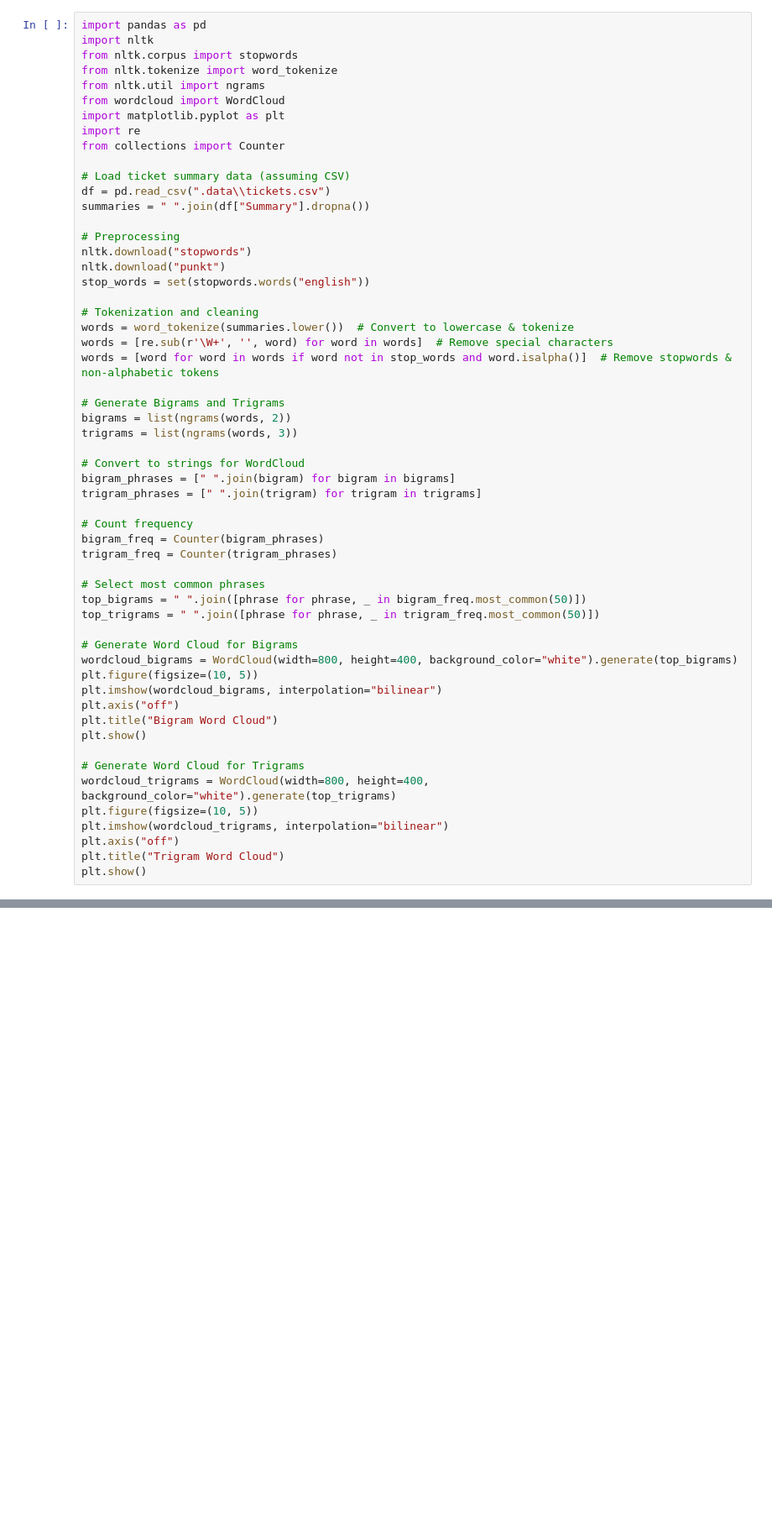
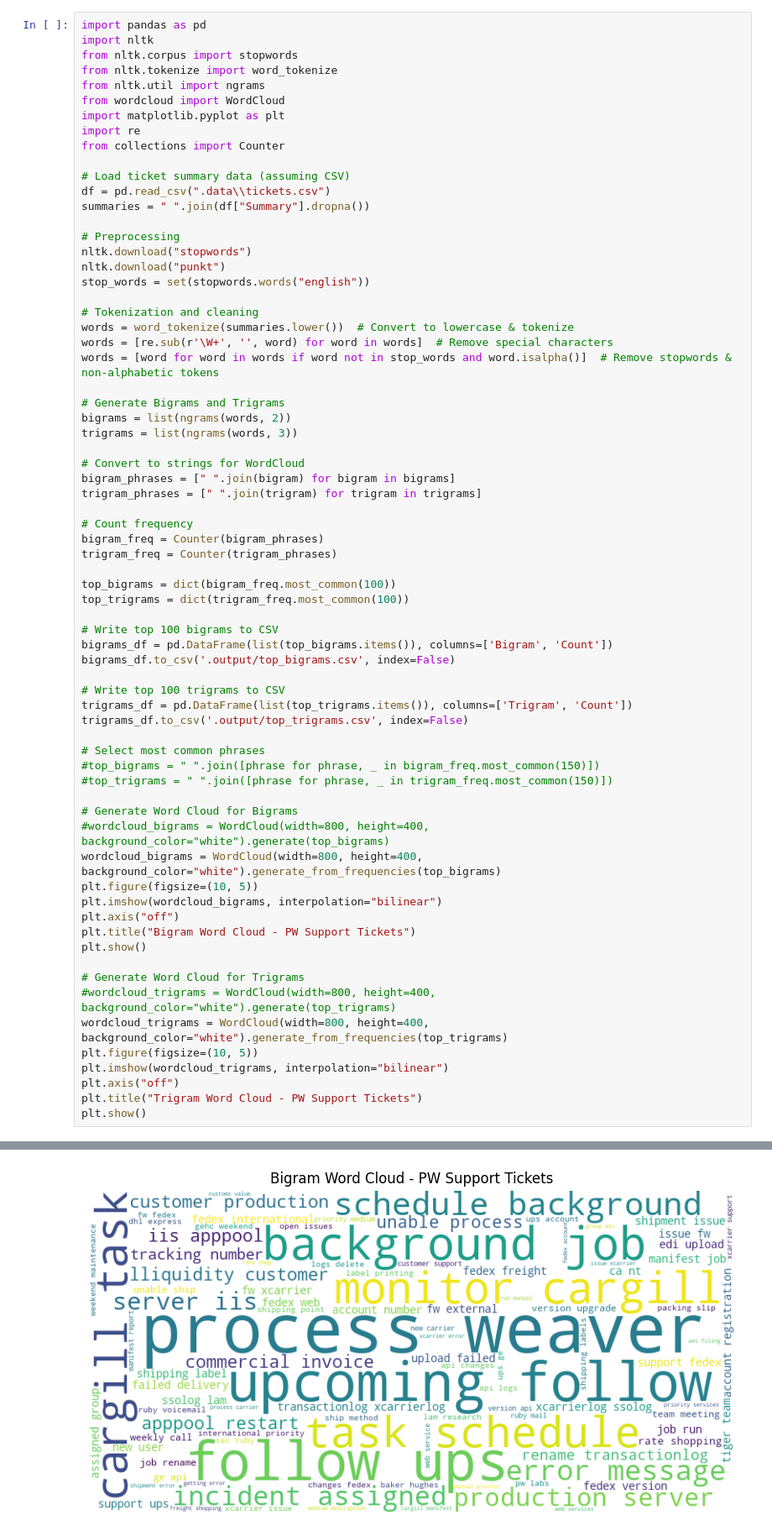
Before and after one commit to ravichinni/Support-tickets-clustering-classification, a Jupyter notebook: WordCloud-Tokenizer.ipynb, the cells around one changed output, grey strips where cells are left out. Shown: that part at 84% size. Saved outputs shown, nothing was run; the diff lists cells and outputs as text; blank space fills up the shorter version.

Commit message:
WordCloud working version, added export to csv too, hurray!

```diff
--- a/WordCloud-Tokenizer.ipynb
+++ b/WordCloud-Tokenizer.ipynb
@@ -35,22 +35,36 @@ trigram_phrases = [" ".join(trigram) for trigram in trigrams]
 bigram_freq = Counter(bigram_phrases)
 trigram_freq = Counter(trigram_phrases)
 
+top_bigrams = dict(bigram_freq.most_common(100))
+top_trigrams = dict(trigram_freq.most_common(100))
+
+# Write top 100 bigrams to CSV
+bigrams_df = pd.DataFrame(list(top_bigrams.items()), columns=['Bigram', 'Count'])
+bigrams_df.to_csv('.output/top_bigrams.csv', index=False)
+
+# Write top 100 trigrams to CSV
+trigrams_df = pd.DataFrame(list(top_trigrams.items()), columns=['Trigram', 'Count'])
+trigrams_df.to_csv('.output/top_trigrams.csv', index=False)
+
 # Select most common phrases
-top_bigrams = " ".join([phrase for phrase, _ in bigram_freq.most_common(50)])
-top_trigrams = " ".join([phrase for phrase, _ in trigram_freq.most_common(50)])
+#top_bigrams = " ".join([phrase for phrase, _ in bigram_freq.most_common(150)])
+#top_trigrams = " ".join([phrase for phrase, _ in trigram_freq.most_common(150)])
 
 # Generate Word Cloud for Bigrams
-wordcloud_bigrams = WordCloud(width=800, height=400, background_color="white").generate(top_bigrams)
+#wordcloud_bigrams = WordCloud(width=800, height=400, background_color="white").generate(top_bigrams)
+wordcloud_bigrams = WordCloud(width=800, height=400, background_color="white").generate_from_frequencies(top_bigrams)
 plt.figure(figsize=(10, 5))
 plt.imshow(wordcloud_bigrams, interpolation="bilinear")
 plt.axis("off")
-plt.title("Bigram Word Cloud")
+plt.title("Bigram Word Cloud - PW Support Tickets")
 plt.show()
 
 # Generate Word Cloud for Trigrams
-wordcloud_trigrams = WordCloud(width=800, height=400, background_color="white").generate(top_trigrams)
+#wordcloud_trigrams = WordCloud(width=800, height=400, background_color="white").generate(top_trigrams)
+wordcloud_trigrams = WordCloud(width=800, height=400, background_color="white").generate_from_frequencies(top_trigrams)
 plt.figure(figsize=(10, 5))
 plt.imshow(wordcloud_trigrams, interpolation="bilinear")
 plt.axis("off")
-plt.title("Trigram Word Cloud")
+plt.title("Trigram Word Cloud - PW Support Tickets")
 plt.show()
+# %% [output]
@@ -56,0 +77 @@ plt.show()
+[figure, added]
```
Also changed, not shown: parts of 1 cell of this notebook.
